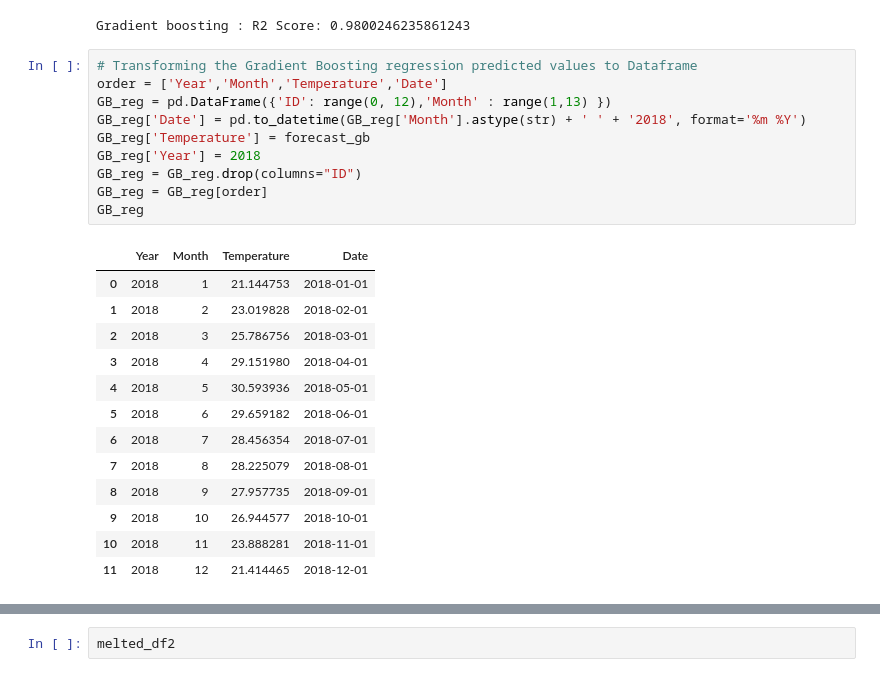
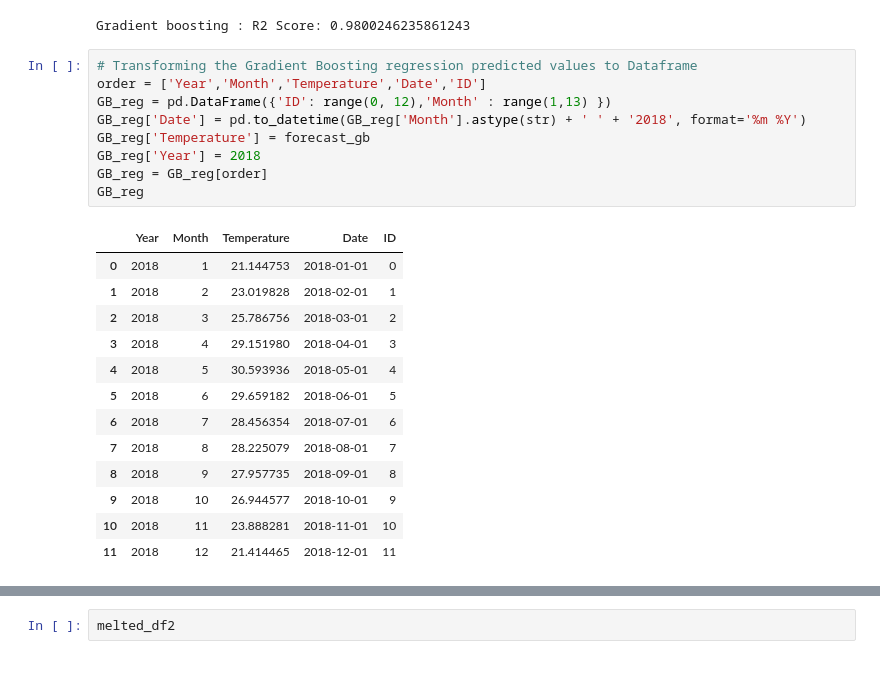
Before and after one commit to PATELOM925/Indian-Weather-Predictor-Kaggle, a Jupyter notebook: indian-weather-predictor_submission.ipynb, the cells around one changed output, grey strips where cells are left out. Drawn from its saved outputs; the diff is of its cells as text.

```diff
--- a/indian-weather-predictor_submission.ipynb
+++ b/indian-weather-predictor_submission.ipynb
@@ -369,26 +369,25 @@ print("Gradient boosting : R2 Score:", r2_score(y_test, m4_y_pred))
 Gradient boosting : R2 Score: 0.9800246235861243
 # %%
 # Transforming the Gradient Boosting regression predicted values to Dataframe
-order = ['Year','Month','Temperature','Date']
+order = ['Year','Month','Temperature','Date','ID']
 GB_reg = pd.DataFrame({'ID': range(0, 12),'Month' : range(1,13) })
 GB_reg['Date'] = pd.to_datetime(GB_reg['Month'].astype(str) + ' ' + '2018', format='%m %Y')
 GB_reg['Temperature'] = forecast_gb
 GB_reg['Year'] = 2018
-GB_reg = GB_reg.drop(columns="ID")
 GB_reg = GB_reg[order]
 GB_reg
 # %% [output]
-|  | Year | Month | Temperature | Date |
-| 0 | 2018 | 1 | 21.144753 | 2018-01-01 |
-| 1 | 2018 | 2 | 23.019828 | 2018-02-01 |
-| 2 | 2018 | 3 | 25.786756 | 2018-03-01 |
-| 3 | 2018 | 4 | 29.151980 | 2018-04-01 |
-| 4 | 2018 | 5 | 30.593936 | 2018-05-01 |
-| 5 | 2018 | 6 | 29.659182 | 2018-06-01 |
-| 6 | 2018 | 7 | 28.456354 | 2018-07-01 |
-| 7 | 2018 | 8 | 28.225079 | 2018-08-01 |
-| 8 | 2018 | 9 | 27.957735 | 2018-09-01 |
-| 9 | 2018 | 10 | 26.944577 | 2018-10-01 |
-| 10 | 2018 | 11 | 23.888281 | 2018-11-01 |
-| 11 | 2018 | 12 | 21.414465 | 2018-12-01 |
+|  | Year | Month | Temperature | Date | ID |
+| 0 | 2018 | 1 | 21.144753 | 2018-01-01 | 0 |
+| 1 | 2018 | 2 | 23.019828 | 2018-02-01 | 1 |
+| 2 | 2018 | 3 | 25.786756 | 2018-03-01 | 2 |
+| 3 | 2018 | 4 | 29.151980 | 2018-04-01 | 3 |
+| 4 | 2018 | 5 | 30.593936 | 2018-05-01 | 4 |
+| 5 | 2018 | 6 | 29.659182 | 2018-06-01 | 5 |
+| 6 | 2018 | 7 | 28.456354 | 2018-07-01 | 6 |
+| 7 | 2018 | 8 | 28.225079 | 2018-08-01 | 7 |
+| 8 | 2018 | 9 | 27.957735 | 2018-09-01 | 8 |
+| 9 | 2018 | 10 | 26.944577 | 2018-10-01 | 9 |
+| 10 | 2018 | 11 | 23.888281 | 2018-11-01 | 10 |
+| 11 | 2018 | 12 | 21.414465 | 2018-12-01 | 11 |
 # %%
```
Also changed, not shown: parts of 5 cells of this notebook.
